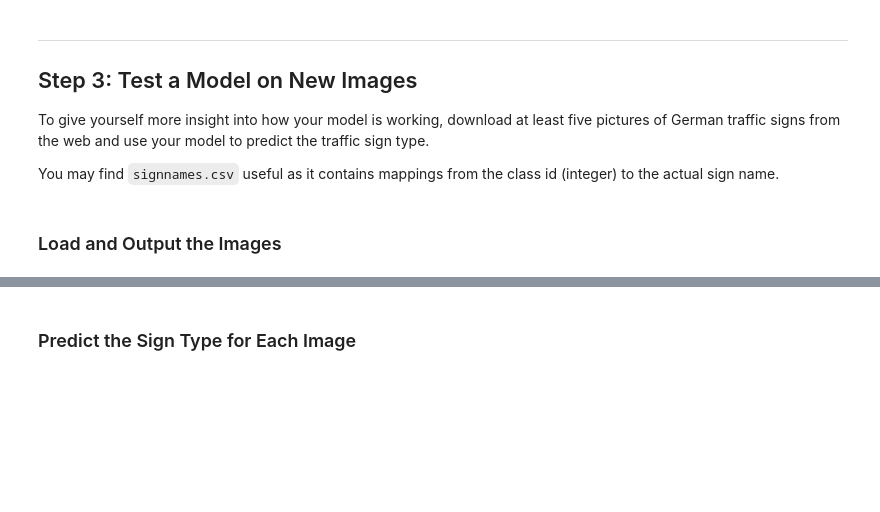
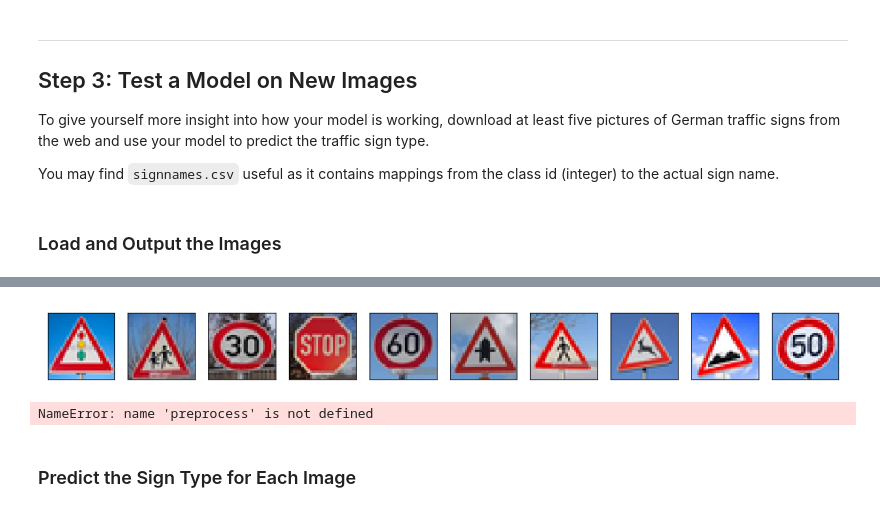
Before and after one commit to xingliuUT/CarND-Traffic-Sign-Classifier-Project, a Jupyter notebook: Traffic_Sign_Classifier.ipynb, the cells around one changed output, grey strips where cells are left out. Saved outputs shown, nothing was run; the diff lists cells and outputs as text; code cells hidden in the pictures; blank space fills up the shorter version.

```diff
--- a/Traffic_Sign_Classifier.ipynb
+++ b/Traffic_Sign_Classifier.ipynb
@@ -606,2 +614,34 @@ print(imgTest01.shape)
+# %%
+# load processed images
+num_newTest = 10
+
+X_test_web0 = np.empty((num_newTest,32,32,3))
+for i in range(num_newTest):
+    img = mpimg.imread('./newImg/newTest' + str(i + 1).zfill(2) + '.png')
+    X_test_web0[i] = img
+#print(X_test_web.shape)
+
+# plot new images
+plt.rcParams['figure.figsize'] = (16, 3)
+for i in range(len(X_test_web)):
+    sub = plt.subplot(1, 10, i+1)
+    sub.set_xticks(())
+    sub.set_yticks(())
+    sub.imshow(X_test_web0[i])
+#plt.savefig(img_output_dir + 'newTestImg.png', format = 'png')
+plt.show()
+# %% [output]
+[figure, added]
+# %%
+# preprocess images
+X_test_web = preprocess(X_test_web0)
+
+# give correct label to new images
+y_web_sign_name = ['Traffic signals', 'Children crossing', 'Speed limit (30km/h)', 'Stop', 'Speed limit (60km/h)',\
+                   'Right-of-way at the next intersection', 'Pedestrians', 'Wild animals crossing', 'Bumpy road', \
+                   'Speed limit (50km/h)']
+y_test_web = np.array([26, 28, 1, 14, 3, 11, 27, 31, 22, 2], dtype = 'uint8')
+# %% [output]
+NameError: name 'preprocess' is not defined
 # %% [markdown]
 ### Predict the Sign Type for Each Image
```
Also changed, not shown: parts of 13 cells of this notebook.
